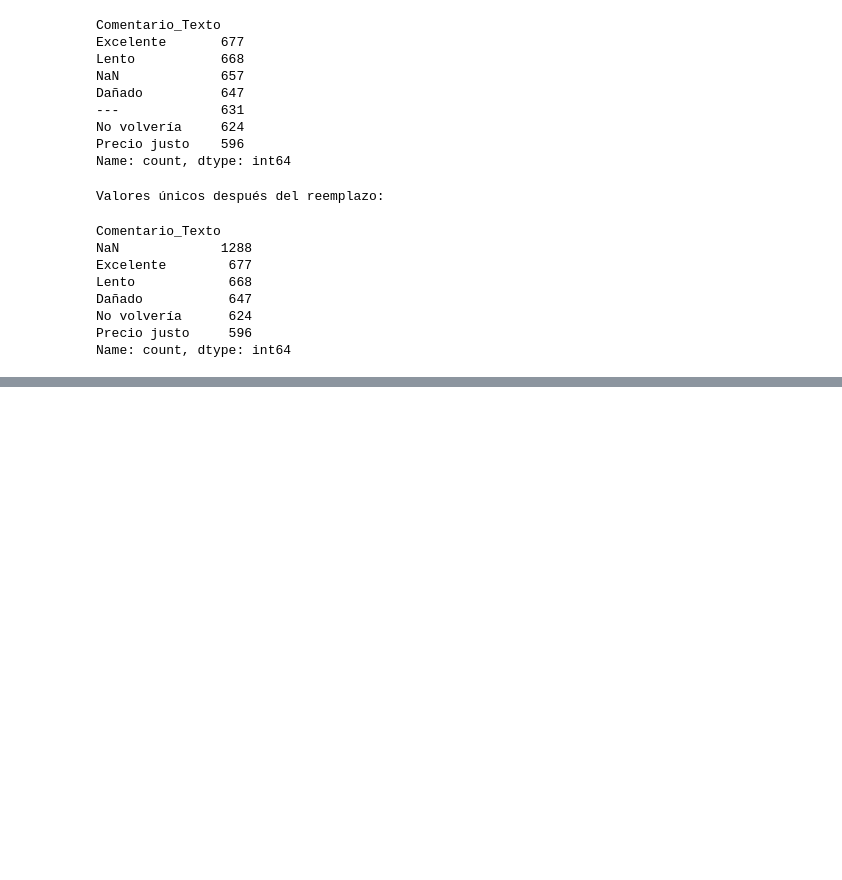
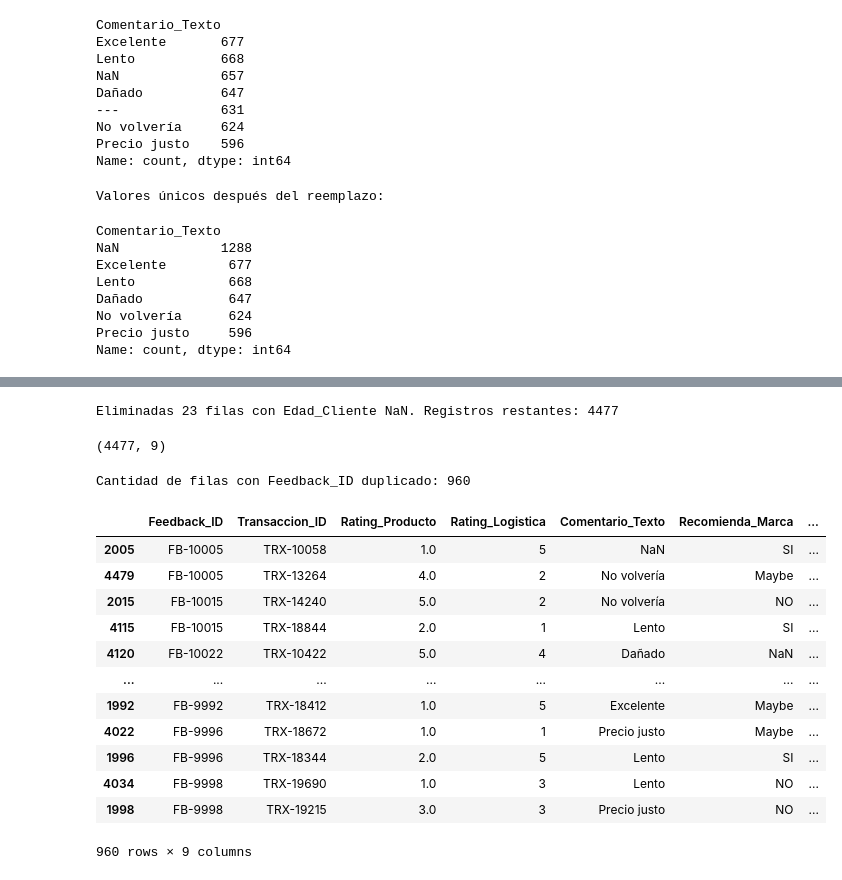
Before and after one commit to carlosmunoz97/protocolo-calidad-consultores-senior, a Jupyter notebook: auditoriaytransparencia.ipynb, the cells around one changed output, grey strips where cells are left out. Saved outputs shown, nothing was run; the diff lists cells and outputs as text; code cells hidden in the pictures; blank space fills up the shorter version.

```diff
--- a/auditoriaytransparencia.ipynb
+++ b/auditoriaytransparencia.ipynb
@@ -266,0 +291,6 @@ Name: count, dtype: int64
+# %%
+# Poner NaN en Edad_Cliente donde sea > 90
+mask_edad = fb["Edad_Cliente"] > 90
+fb.loc[mask_edad, "Edad_Cliente"] = np.nan
+print(f"Reemplazados {mask_edad.sum()} registros (Edad_Cliente > 90 → NaN)")
+fb["Edad_Cliente"].describe()
@@ -266,0 +308,30 @@ Name: count, dtype: int64
+# %%
+# Eliminar filas con NaN en Edad_Cliente
+filas_antes = len(fb)
+fb = fb.dropna(subset=["Edad_Cliente"])
+filas_eliminadas = filas_antes - len(fb)
+print(f"Eliminadas {filas_eliminadas} filas con Edad_Cliente NaN. Registros restantes: {len(fb)}")
+fb.shape
+# %% [output]
+Eliminadas 23 filas con Edad_Cliente NaN. Registros restantes: 4477
+(4477, 9)
+# %%
+# Transacciones con Feedback_ID duplicado (todas las filas que comparten un ID repetido)
+duplicados_fb = fb[fb.duplicated(subset=["Feedback_ID"], keep=False)]
+print(f"Cantidad de filas con Feedback_ID duplicado: {len(duplicados_fb)}")
+duplicados_fb.sort_values("Feedback_ID")
+# %% [output]
+Cantidad de filas con Feedback_ID duplicado: 960
+|  | Feedback_ID | Transaccion_ID | Rating_Producto | Rating_Logistica | Comentario_Texto | Recomienda_Marca | ... |
+| 2005 | FB-10005 | TRX-10058 | 1.0 | 5 | NaN | SI | ... |
+| 4479 | FB-10005 | TRX-13264 | 4.0 | 2 | No volvería | Maybe | ... |
+| 2015 | FB-10015 | TRX-14240 | 5.0 | 2 | No volvería | NO | ... |
+| 4115 | FB-10015 | TRX-18844 | 2.0 | 1 | Lento | SI | ... |
+| 4120 | FB-10022 | TRX-10422 | 5.0 | 4 | Dañado | NaN | ... |
+| ... | ... | ... | ... | ... | ... | ... | ... |
+| 1992 | FB-9992 | TRX-18412 | 1.0 | 5 | Excelente | Maybe | ... |
+| 4022 | FB-9996 | TRX-18672 | 1.0 | 1 | Precio justo | Maybe | ... |
+| 1996 | FB-9996 | TRX-18344 | 2.0 | 5 | Lento | SI | ... |
+| 4034 | FB-9998 | TRX-19690 | 1.0 | 3 | Lento | NO | ... |
+| 1998 | FB-9998 | TRX-19215 | 3.0 | 3 | Precio justo | NO | ... |
+960 rows × 9 columns
```
Also changed, not shown: parts of 4 cells of this notebook.
